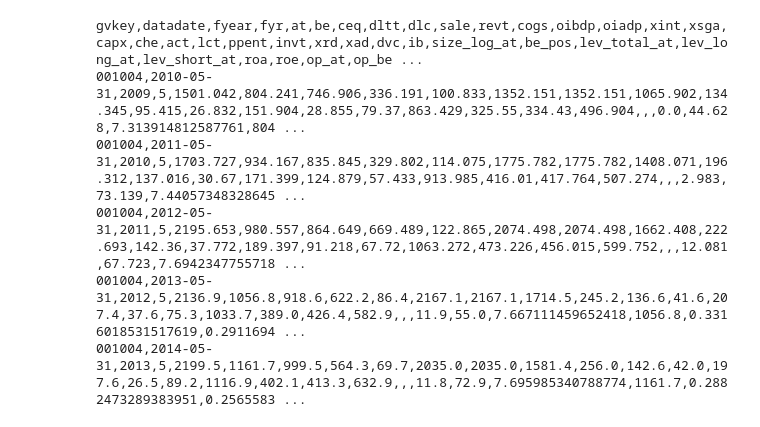
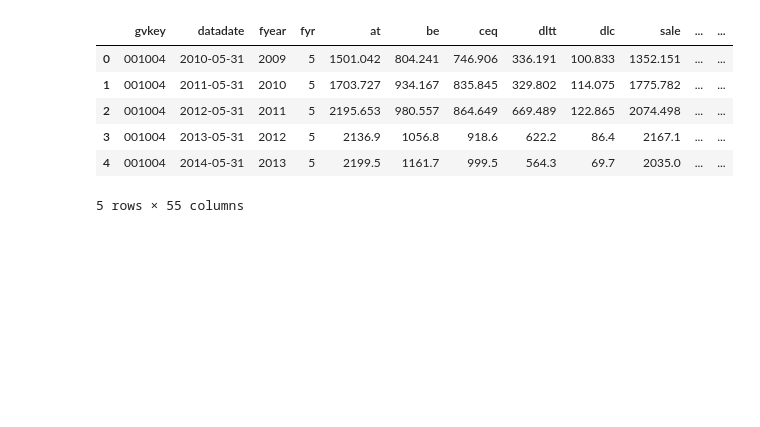
Before and after one commit to wangyouan/AIandFinance2025, a Jupyter notebook: example_notebook/lecture5_inclass_example.ipynb, the cells around one changed output. Saved outputs shown, nothing was run; the diff lists cells and outputs as text; code cells hidden in the pictures; blank space fills up the shorter version.

```diff
--- a/example_notebook/lecture5_inclass_example.ipynb
+++ b/example_notebook/lecture5_inclass_example.ipynb
@@ -168,11 +164,12 @@ annual_features = annual_features.drop_duplicates(subset=['gvkey','datadate']).r
 # %%
-print(annual_features.head().to_csv(index=False))
+annual_features.head()
 # %% [output]
+|  | gvkey | datadate | fyear | fyr | at | be | ceq | dltt | dlc | sale | ... | ... |
+| 0 | 001004 | 2010-05-31 | 2009 | 5 | 1501.042 | 804.241 | 746.906 | 336.191 | 100.833 | 1352.151 | ... | ... |
+| 1 | 001004 | 2011-05-31 | 2010 | 5 | 1703.727 | 934.167 | 835.845 | 329.802 | 114.075 | 1775.782 | ... | ... |
+| 2 | 001004 | 2012-05-31 | 2011 | 5 | 2195.653 | 980.557 | 864.649 | 669.489 | 122.865 | 2074.498 | ... | ... |
+| 3 | 001004 | 2013-05-31 | 2012 | 5 | 2136.9 | 1056.8 | 918.6 | 622.2 | 86.4 | 2167.1 | ... | ... |
+| 4 | 001004 | 2014-05-31 | 2013 | 5 | 2199.5 | 1161.7 | 999.5 | 564.3 | 69.7 | 2035.0 | ... | ... |
-gvkey,datadate,fyear,fyr,at,be,ceq,dltt,dlc,sale,revt,cogs,oibdp,oiadp,xint,xsga,capx,che,act,lct,ppent,invt,xrd,xad,dvc,ib,size_log_at,be_pos,lev_total_at,lev_long_at,lev_short_at,roa,roe,op_at,op_be ...
-001004,2010-05-31,2009,5,1501.042,804.241,746.906,336.191,100.833,1352.151,1352.151,1065.902,134.345,95.415,26.832,151.904,28.855,79.37,863.429,325.55,334.43,496.904,,,0.0,44.628,7.313914812587761,804 ...
-001004,2011-05-31,2010,5,1703.727,934.167,835.845,329.802,114.075,1775.782,1775.782,1408.071,196.312,137.016,30.67,171.399,124.879,57.433,913.985,416.01,417.764,507.274,,,2.983,73.139,7.44057348328645 ...
-001004,2012-05-31,2011,5,2195.653,980.557,864.649,669.489,122.865,2074.498,2074.498,1662.408,222.693,142.36,37.772,189.397,91.218,67.72,1063.272,473.226,456.015,599.752,,,12.081,67.723,7.6942347755718 ...
-001004,2013-05-31,2012,5,2136.9,1056.8,918.6,622.2,86.4,2167.1,2167.1,1714.5,245.2,136.6,41.6,207.4,37.6,75.3,1033.7,389.0,426.4,582.9,,,11.9,55.0,7.667111459652418,1056.8,0.3316018531517619,0.2911694 ...
-001004,2014-05-31,2013,5,2199.5,1161.7,999.5,564.3,69.7,2035.0,2035.0,1581.4,256.0,142.6,42.0,197.6,26.5,89.2,1116.9,402.1,413.3,632.9,,,11.8,72.9,7.695985340788774,1161.7,0.2882473289383951,0.2565583 ...
+5 rows × 55 columns
 # %%
 df = annual_features.copy()
```
Also changed, not shown: parts of 12 cells of this notebook.
